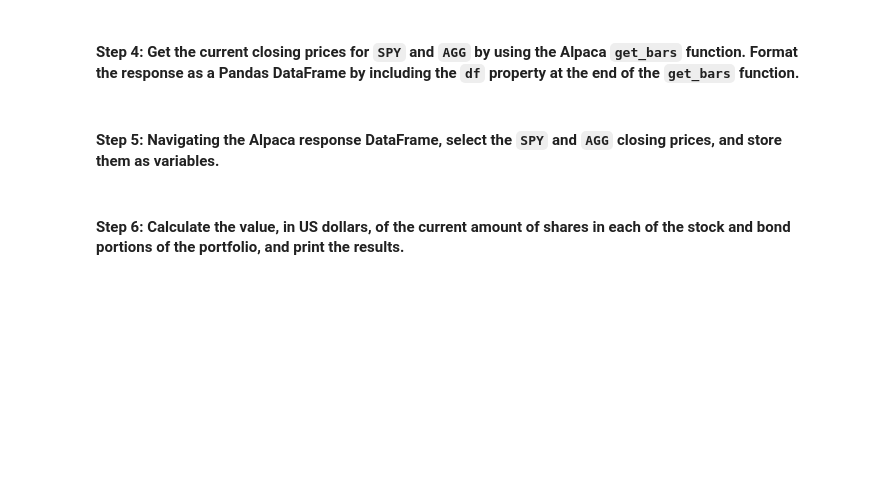
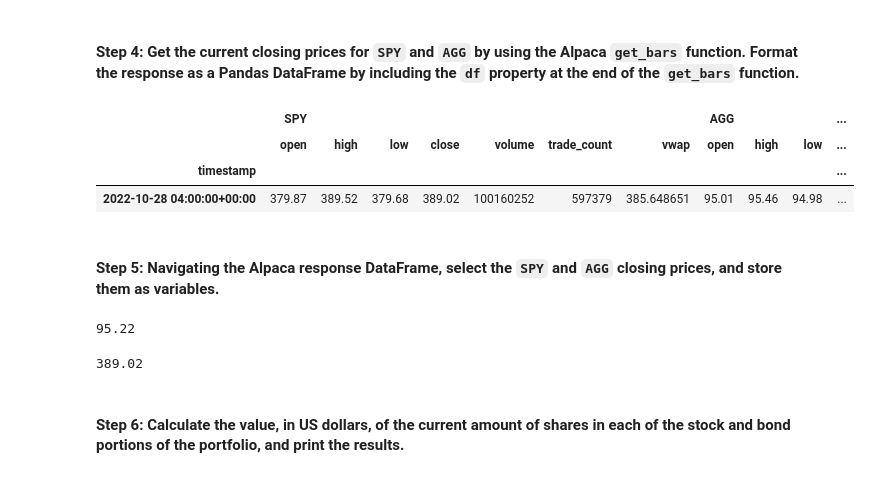
Before and after one commit to xanderdgr8/financial_planning_tools, a Jupyter notebook: financial_planning_tools.ipynb, the cells around one changed output. Drawn from its saved outputs; the diff is of its cells as text; code cells hidden in the pictures; blank space fills up the shorter version.

```diff
--- a/financial_planning_tools.ipynb
+++ b/financial_planning_tools.ipynb
@@ -209,50 +204,63 @@ agg_shares = 200
 
 - `start_date` and `end_date`: Use the same date for these parameters, and format them with the date of the previous weekday (or `2020-08-07`). This is because you want the one closing price for the most-recent trading day.
 # %%
-# Set the tickers for both the bond and stock portion of the portfolio
-# YOUR CODE HERE
+# Setting the tickers for both the bond and stock portion of the portfolio
+tickers = ["SPY", "AGG"]
 
-# Set timeframe to 1Day
-# YOUR CODE HERE
+# Setting the timeframe to 1Day
+timeframe = "1Day"
 
-# Format current date as ISO format
-# Set both the start and end date at the date of your prior weekday
-# This will give you the closing price of the previous trading day
-# Alternatively you can use a start and end date of 2020-08-07
-# YOUR CODE HERE
-# YOUR CODE HERE
+# Formatting current date as ISO format
+# Setting both the start and end date at the date of the prior weekday
+# giving the closing price of the previous trading day
+start_date = pd.Timestamp("2022-10-28", tz="America/New_York").isoformat()
+end_date = pd.Timestamp("2022-10-28", tz="America/New_York").isoformat()
 # %% [markdown]
 #### Step 4: Get the current closing prices for `SPY` and `AGG` by using the Alpaca `get_bars` function. Format the response as a Pandas DataFrame by including the `df` property at the end of the `get_bars` function.
 # %%
-# Use the Alpaca get_bars function to get current closing prices the portfolio
-# Be sure to set the `df` property after the function to format the response object as a DataFrame
-# YOUR CODE HERE
+# Using the Alpaca get_bars function to get current closing prices the portfolio
+# Setting the `df` property after the function to format the response object as a DataFrame
+df_portfolio = alpaca.get_bars(
+    tickers,
+    timeframe,
+    start = start_date,
+    end = end_date
+).df
 
-# Reorganize the DataFrame
-# Separate ticker data
-# YOUR CODE HERE
-
-# Concatenate the ticker DataFrames
-# YOUR CODE HERE
-
-# Review the first 5 rows of the Alpaca DataFrame
-# YOUR CODE HERE
+# Reorganizing the DataFrame
+# Separating ticker data
+SPY = df_portfolio[df_portfolio['symbol']=='SPY'].drop('symbol', axis=1)
+AGG = df_portfolio[df_portfolio['symbol']=='AGG'].drop('symbol', axis=1)
+# Concatenating the ticker DataFrames
+df_portfolio = pd.concat([SPY,AGG],axis=1, keys=['SPY','AGG'])
+# Reviewing the first 5 rows of the Alpaca DataFrame
+df_portfolio.head()
+# %% [output]
+|  | SPY |  |  |  |  |  |  | AGG |  |  | ... |
+|  | open | high | low | close | volume | trade_count | vwap | open | high | low | ... |
+| timestamp |  |  |  |  |  |  |  |  |  |  | ... |
+| 2022-10-28 04:00:00+00:00 | 379.87 | 389.52 | 379.68 | 389.02 | 100160252 | 597379 | 385.648651 | 95.01 | 95.46 | 94.98 | ... |
 # %% [markdown]
 #### Step 5: Navigating the Alpaca response DataFrame, select the `SPY` and `AGG` closing prices, and store them as variables.
 # %%
-# Access the closing price for AGG from the Alpaca DataFrame
+# Accessing the closing price for AGG from the Alpaca DataFrame
 # Converting the value to a floating point number
-agg_close_price = # YOUR CODE HERE
+agg_close_price = df_portfolio["AGG"]["close"]
+agg_close_price = agg_close_price.astype("float")
 
 # Print the AGG closing price
-# YOUR CODE HERE
+agg_close_price[0]
+# %% [output]
+95.22
 # %%
-# Access the closing price for SPY from the Alpaca DataFrame
+# Accessing the closing price for SPY from the Alpaca DataFrame
 # Converting the value to a floating point number
-spy_close_price = # YOUR CODE HERE
+spy_close_price = df_portfolio["SPY"]["close"]
 
-# Print the SPY closing price
-# YOUR CODE HERE
+# Printing the SPY closing price
+spy_close_price[0]
+# %% [output]
+389.02
 # %% [markdown]
 #### Step 6: Calculate the value, in US dollars, of the current amount of shares in each of the stock and bond portions of the portfolio, and print the results.
 # %%
```
Also changed, not shown: parts of 30 cells of this notebook.
